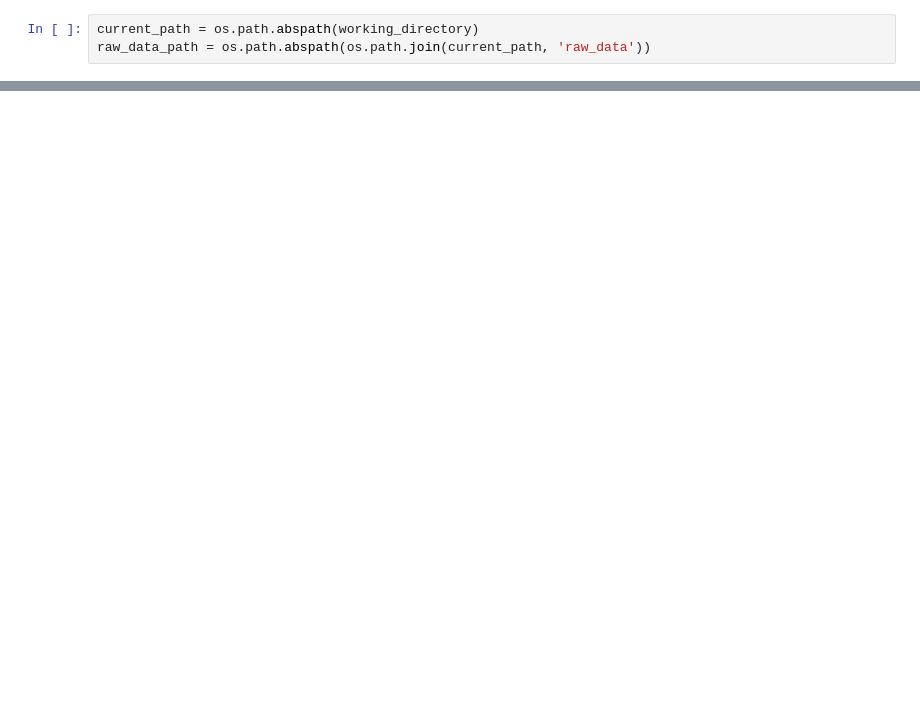
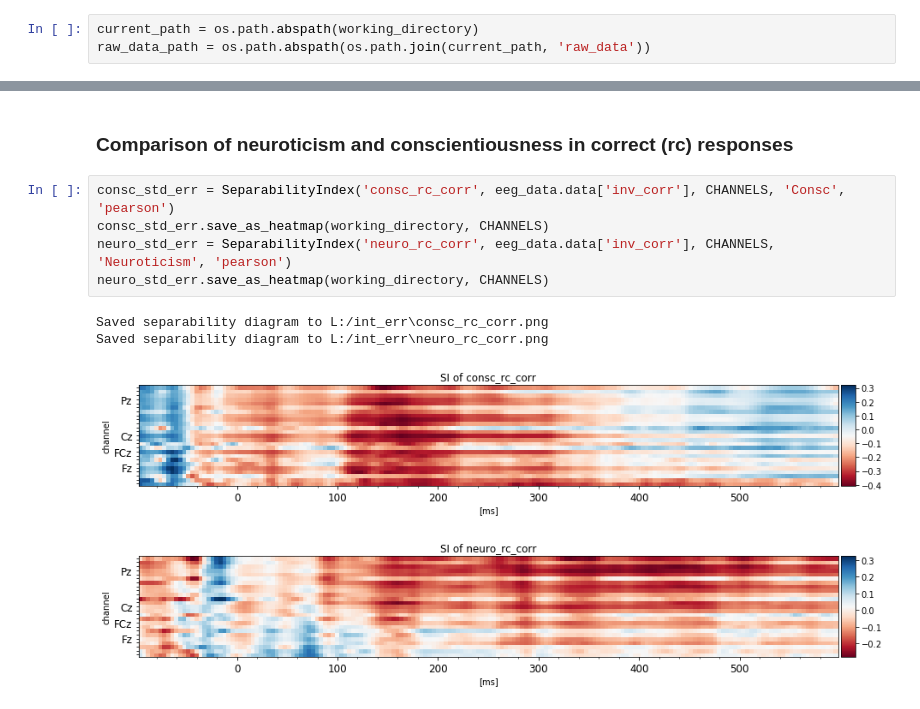
Before and after one commit to liephat/personality_seegnature, a Jupyter notebook: personality_seegnature/classify_signature_of_conscientiousness.ipynb, the cells around one changed output, grey strips where cells are left out. Saved outputs shown, nothing was run; the diff lists cells and outputs as text; blank space fills up the shorter version.

```diff
--- a/personality_seegnature/classify_signature_of_conscientiousness.ipynb
+++ b/personality_seegnature/classify_signature_of_conscientiousness.ipynb
@@ -40,0 +100,12 @@ Total: 588
+# %% [markdown]
+### Comparison of neuroticism and conscientiousness in correct (rc) responses
+# %%
+consc_std_err = SeparabilityIndex('consc_rc_corr', eeg_data.data['inv_corr'], CHANNELS, 'Consc', 'pearson')
+consc_std_err.save_as_heatmap(working_directory, CHANNELS)
+neuro_std_err = SeparabilityIndex('neuro_rc_corr', eeg_data.data['inv_corr'], CHANNELS, 'Neuroticism', 'pearson')
+neuro_std_err.save_as_heatmap(working_directory, CHANNELS)
+# %% [output]
+Saved separability diagram to L:/int_err\consc_rc_corr.png
+Saved separability diagram to L:/int_err\neuro_rc_corr.png
+[figure, added]
+[figure, added]
```
Also changed, not shown: parts of 20 cells of this notebook.
